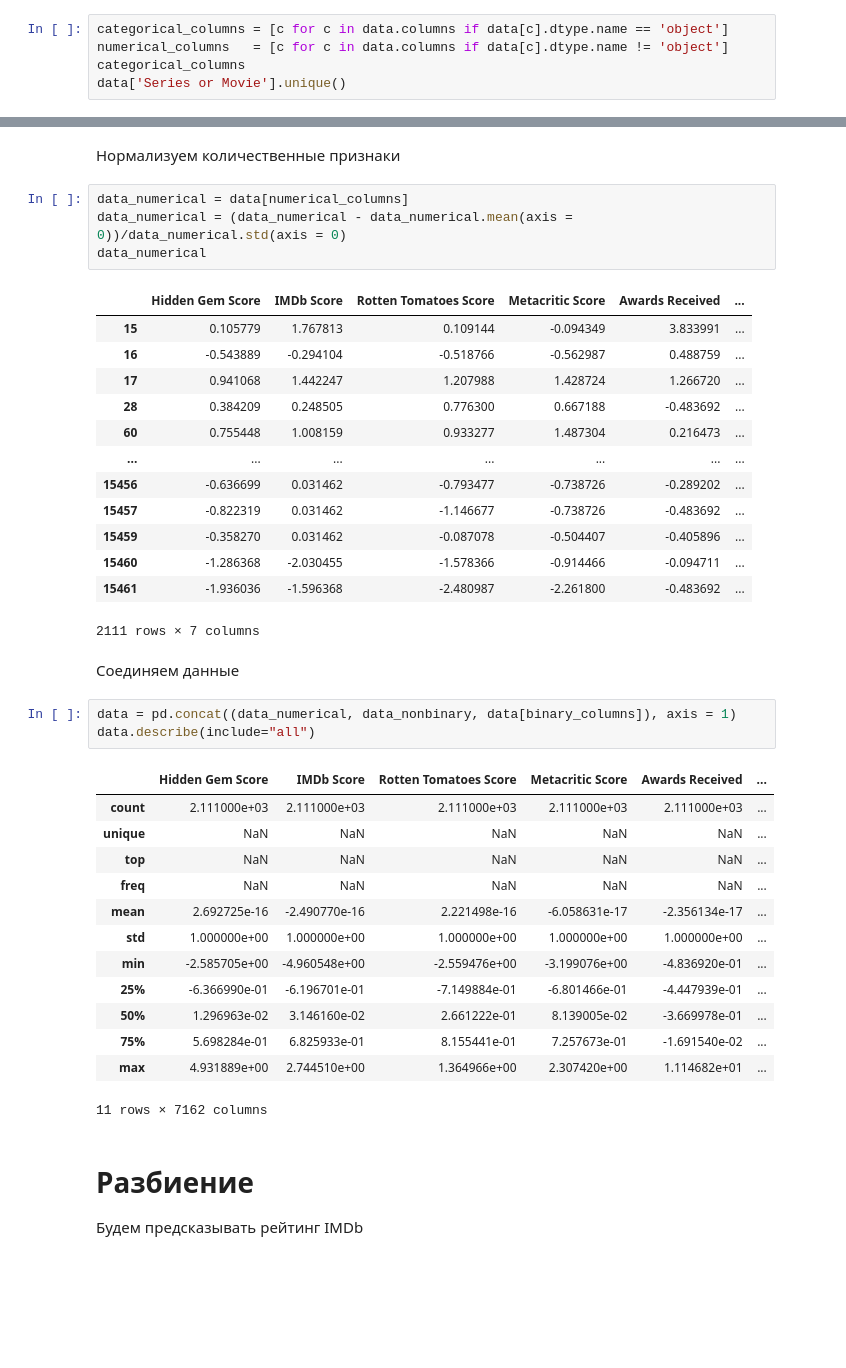
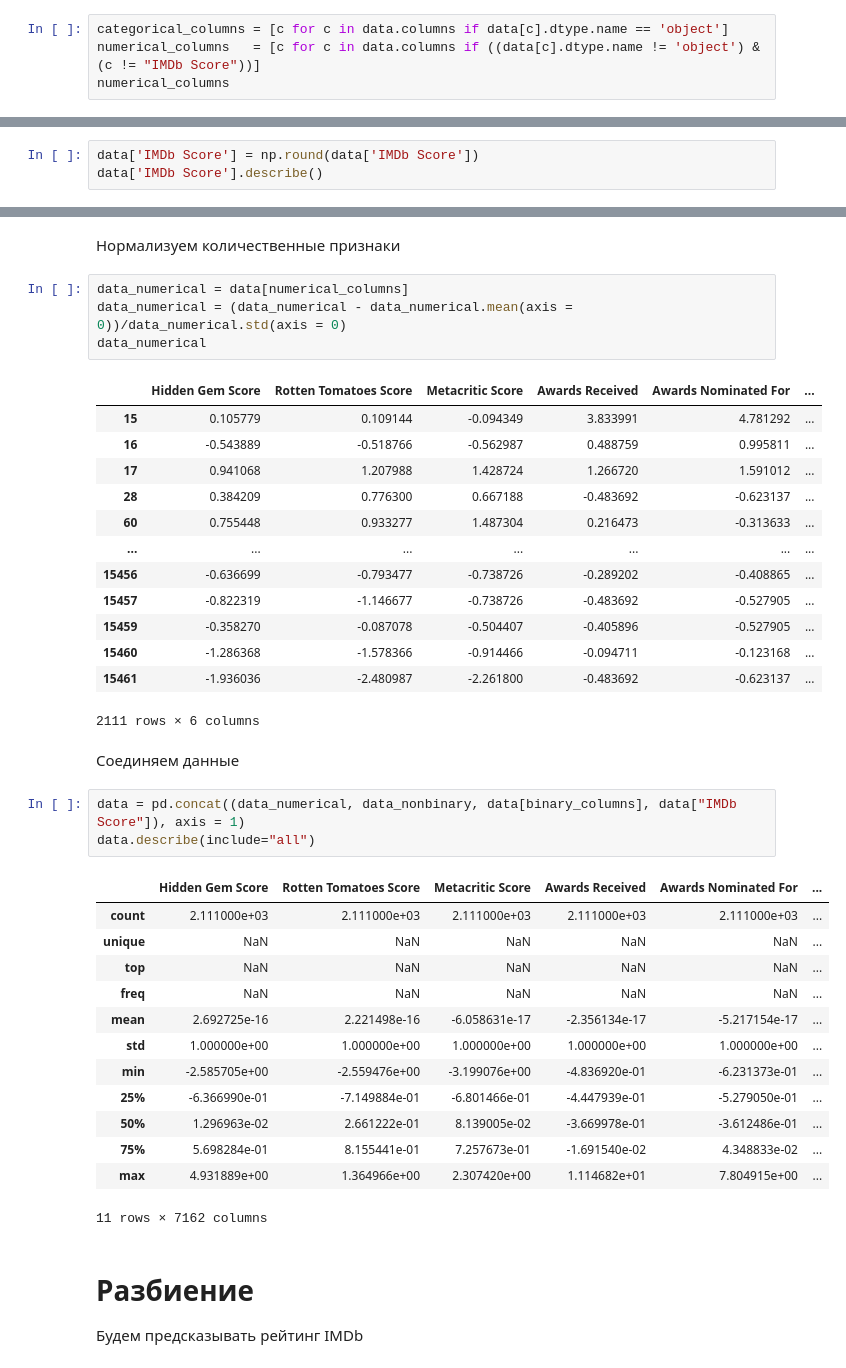
Before and after one commit to kcenia4010/MachineLearning, a Jupyter notebook: lab1.ipynb, the cells around one changed output, grey strips where cells are left out. Cells and saved outputs as stored; diff of their text form; blank space fills up the shorter version.

```diff
--- a/lab1.ipynb
+++ b/lab1.ipynb
@@ -144,7 +144,6 @@ dtypes: float64(7), object(22)
 memory usage: 494.8+ KB
 # %%
 categorical_columns = [c for c in data.columns if data[c].dtype.name == 'object']
-numerical_columns   = [c for c in data.columns if data[c].dtype.name != 'object']
-categorical_columns
-data['Series or Movie'].unique()
+numerical_columns   = [c for c in data.columns if ((data[c].dtype.name != 'object') & (c != "IMDb Score"))]
+numerical_columns
 # %% [output]
@@ -190,0 +195,3 @@ data_nonbinary
+# %%
+data['IMDb Score'] = np.round(data['IMDb Score'])
+data['IMDb Score'].describe()
@@ -195,37 +212,37 @@ data_numerical = data[numerical_columns]
 data_numerical = (data_numerical - data_numerical.mean(axis = 0))/data_numerical.std(axis = 0)
 data_numerical
 # %% [output]
-|  | Hidden Gem Score | IMDb Score | Rotten Tomatoes Score | Metacritic Score | Awards Received | ... |
-| 15 | 0.105779 | 1.767813 | 0.109144 | -0.094349 | 3.833991 | ... |
-| 16 | -0.543889 | -0.294104 | -0.518766 | -0.562987 | 0.488759 | ... |
-| 17 | 0.941068 | 1.442247 | 1.207988 | 1.428724 | 1.266720 | ... |
-| 28 | 0.384209 | 0.248505 | 0.776300 | 0.667188 | -0.483692 | ... |
-| 60 | 0.755448 | 1.008159 | 0.933277 | 1.487304 | 0.216473 | ... |
+|  | Hidden Gem Score | Rotten Tomatoes Score | Metacritic Score | Awards Received | Awards Nominated For | ... |
+| 15 | 0.105779 | 0.109144 | -0.094349 | 3.833991 | 4.781292 | ... |
+| 16 | -0.543889 | -0.518766 | -0.562987 | 0.488759 | 0.995811 | ... |
+| 17 | 0.941068 | 1.207988 | 1.428724 | 1.266720 | 1.591012 | ... |
+| 28 | 0.384209 | 0.776300 | 0.667188 | -0.483692 | -0.623137 | ... |
+| 60 | 0.755448 | 0.933277 | 1.487304 | 0.216473 | -0.313633 | ... |
 | ... | ... | ... | ... | ... | ... | ... |
-| 15456 | -0.636699 | 0.031462 | -0.793477 | -0.738726 | -0.289202 | ... |
-| 15457 | -0.822319 | 0.031462 | -1.146677 | -0.738726 | -0.483692 | ... |
-| 15459 | -0.358270 | 0.031462 | -0.087078 | -0.504407 | -0.405896 | ... |
-| 15460 | -1.286368 | -2.030455 | -1.578366 | -0.914466 | -0.094711 | ... |
-| 15461 | -1.936036 | -1.596368 | -2.480987 | -2.261800 | -0.483692 | ... |
+| 15456 | -0.636699 | -0.793477 | -0.738726 | -0.289202 | -0.408865 | ... |
+| 15457 | -0.822319 | -1.146677 | -0.738726 | -0.483692 | -0.527905 | ... |
+| 15459 | -0.358270 | -0.087078 | -0.504407 | -0.405896 | -0.527905 | ... |
+| 15460 | -1.286368 | -1.578366 | -0.914466 | -0.094711 | -0.123168 | ... |
+| 15461 | -1.936036 | -2.480987 | -2.261800 | -0.483692 | -0.623137 | ... |
-2111 rows × 7 columns
+2111 rows × 6 columns
 # %% [markdown]
 Cоединяем данные
 # %%
-data = pd.concat((data_numerical, data_nonbinary, data[binary_columns]), axis = 1)
+data = pd.concat((data_numerical, data_nonbinary, data[binary_columns], data["IMDb Score"]), axis = 1)
 data.describe(include="all")
 # %% [output]
-|  | Hidden Gem Score | IMDb Score | Rotten Tomatoes Score | Metacritic Score | Awards Received | ... |
+|  | Hidden Gem Score | Rotten Tomatoes Score | Metacritic Score | Awards Received | Awards Nominated For | ... |
 | count | 2.111000e+03 | 2.111000e+03 | 2.111000e+03 | 2.111000e+03 | 2.111000e+03 | ... |
 | unique | NaN | NaN | NaN | NaN | NaN | ... |
 | top | NaN | NaN | NaN | NaN | NaN | ... |
 | freq | NaN | NaN | NaN | NaN | NaN | ... |
-| mean | 2.692725e-16 | -2.490770e-16 | 2.221498e-16 | -6.058631e-17 | -2.356134e-17 | ... |
+| mean | 2.692725e-16 | 2.221498e-16 | -6.058631e-17 | -2.356134e-17 | -5.217154e-17 | ... |
 | std | 1.000000e+00 | 1.000000e+00 | 1.000000e+00 | 1.000000e+00 | 1.000000e+00 | ... |
-| min | -2.585705e+00 | -4.960548e+00 | -2.559476e+00 | -3.199076e+00 | -4.836920e-01 | ... |
-| 25% | -6.366990e-01 | -6.196701e-01 | -7.149884e-01 | -6.801466e-01 | -4.447939e-01 | ... |
-| 50% | 1.296963e-02 | 3.146160e-02 | 2.661222e-01 | 8.139005e-02 | -3.669978e-01 | ... |
-| 75% | 5.698284e-01 | 6.825933e-01 | 8.155441e-01 | 7.257673e-01 | -1.691540e-02 | ... |
-| max | 4.931889e+00 | 2.744510e+00 | 1.364966e+00 | 2.307420e+00 | 1.114682e+01 | ... |
+| min | -2.585705e+00 | -2.559476e+00 | -3.199076e+00 | -4.836920e-01 | -6.231373e-01 | ... |
+| 25% | -6.366990e-01 | -7.149884e-01 | -6.801466e-01 | -4.447939e-01 | -5.279050e-01 | ... |
+| 50% | 1.296963e-02 | 2.661222e-01 | 8.139005e-02 | -3.669978e-01 | -3.612486e-01 | ... |
+| 75% | 5.698284e-01 | 8.155441e-01 | 7.257673e-01 | -1.691540e-02 | 4.348833e-02 | ... |
+| max | 4.931889e+00 | 1.364966e+00 | 2.307420e+00 | 1.114682e+01 | 7.804915e+00 | ... |
 11 rows × 7162 columns
 # %% [markdown]
 # Разбиение
```
Also changed, not shown: parts of 10 cells of this notebook.
